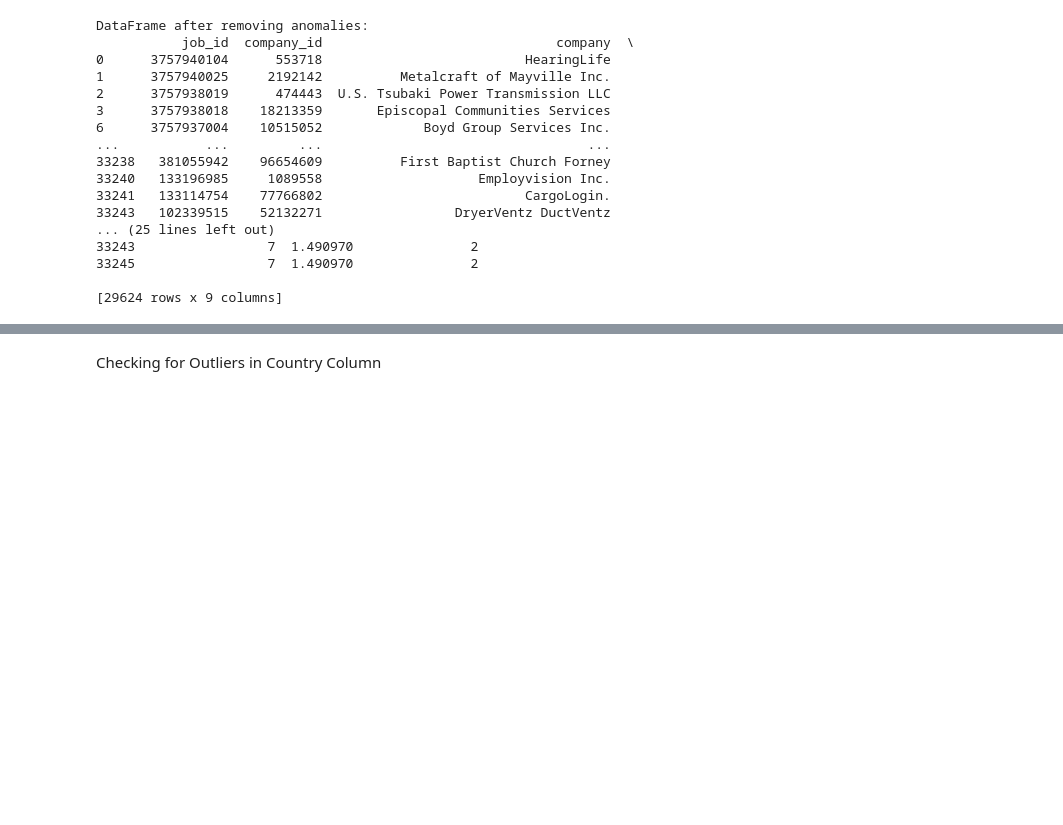
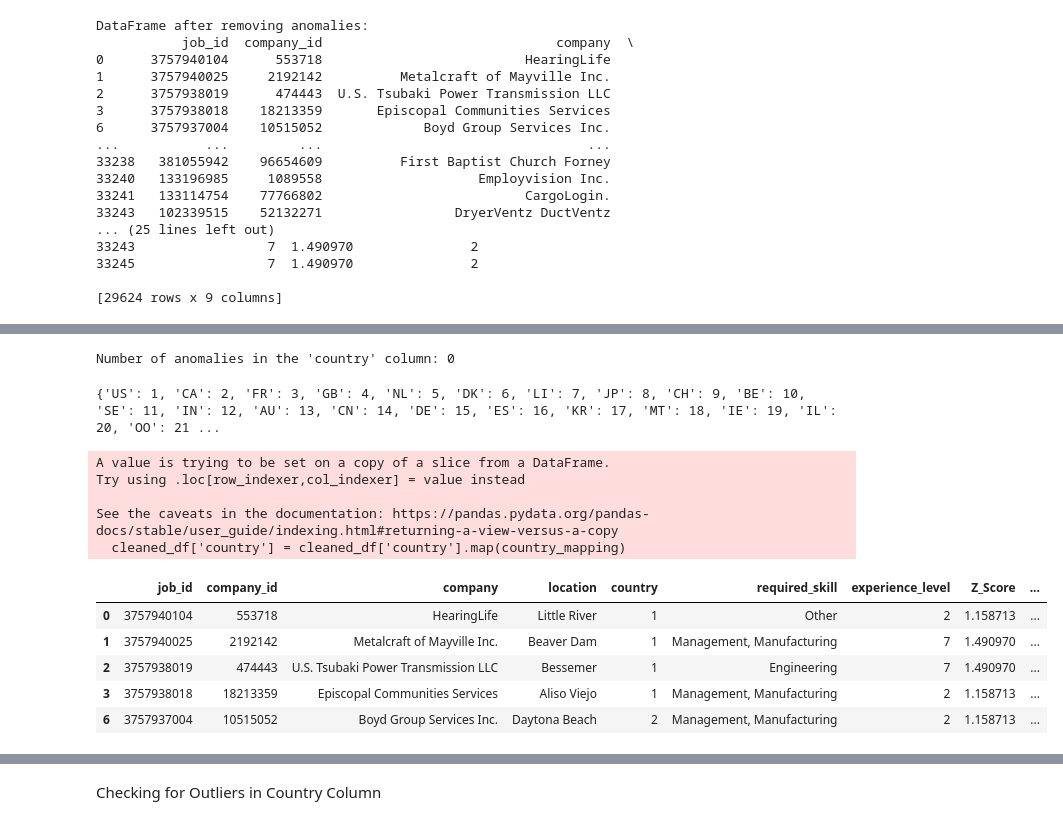
Before and after one commit to FlorianHalimi/LinkedIn-Job-Analysis-Data-Preprocessing-Visualization, a Jupyter notebook: data_preprocessing.ipynb, the cells around one changed output, grey strips where cells are left out. Drawn from its saved outputs; the diff is of its cells as text; code cells hidden in the pictures; blank space fills up the shorter version.

```diff
--- a/data_preprocessing.ipynb
+++ b/data_preprocessing.ipynb
@@ -571,14 +518,3 @@ DataFrame after removing anomalies:
 33245                 7  1.490970               2
 
 [29624 rows x 9 columns]
-# %%
-country_mapping = {
-    'US':1,'CA':2,'FR':3,'GB':4,'0':5, 'NL':6, 'DK':7, 'LI':8, 'JP':9, 'CH':10, 'BE':11,
-    'SE':12, 'IN':13, 'AU':14, 'CN':15, 'DE':16, 'ES':17, 'KR':18, 'MT':19, 'IE':20, 'IL':21, 'OO':22,
-    'IT':23, 'LU':24, 'EE':25, 'AT':26, 'BM':28, 'FI':29, 'ID':29, 'AE':30, 'AZ':31, 'IS':32, 'TW':33,
-    'MX':34, 'SG':35, 'NO':36, 'HK':37, 'NZ':38, 'RU':39, 'BR':40, 'KE':41, 'SA':42, 'TR':43, 'GE':45,
-    'HU':46, 'PR':47, 'UY':48, 'CO':49, 'CZ':50, 'AR':51, 'PH':52, 'MD':53
-
-}
-
-merged_data_cleaned['country'] = merged_data_cleaned['country'].map(country_mapping)
@@ -600,0 +521,39 @@ merged_data
+# %%
+count_anomalies = (cleaned_df['country'] == '0').sum()
+
+print("Number of anomalies in the 'country' column:", count_anomalies)
+# %% [output]
+Number of anomalies in the 'country' column: 0
+# %%
+def generate_country_mapping(countries):
+    country_mapping = {country: index + 1 for index, country in enumerate(countries)}
+    return country_mapping
+
+# Example input array
+input_countries = cleaned_df['country'].unique()
+
+# Generate the mapping using the function
+country_mapping = generate_country_mapping(input_countries)
+
+# Display the resulting mapping
+print(country_mapping)
+# %% [output]
+{'US': 1, 'CA': 2, 'FR': 3, 'GB': 4, 'NL': 5, 'DK': 6, 'LI': 7, 'JP': 8, 'CH': 9, 'BE': 10, 'SE': 11, 'IN': 12, 'AU': 13, 'CN': 14, 'DE': 15, 'ES': 16, 'KR': 17, 'MT': 18, 'IE': 19, 'IL': 20, 'OO': 21 ...
+# %%
+
+cleaned_df['country'] = cleaned_df['country'].map(country_mapping)
+# %% [output]
+A value is trying to be set on a copy of a slice from a DataFrame.
+Try using .loc[row_indexer,col_indexer] = value instead
+
+See the caveats in the documentation: https://pandas.pydata.org/pandas-docs/stable/user_guide/indexing.html#returning-a-view-versus-a-copy
+  cleaned_df['country'] = cleaned_df['country'].map(country_mapping)
+# %%
+cleaned_df.head()
+# %% [output]
+|  | job_id | company_id | company | location | country | required_skill | experience_level | Z_Score | ... |
+| 0 | 3757940104 | 553718 | HearingLife | Little River | 1 | Other | 2 | 1.158713 | ... |
+| 1 | 3757940025 | 2192142 | Metalcraft of Mayville Inc. | Beaver Dam | 1 | Management, Manufacturing | 7 | 1.490970 | ... |
+| 2 | 3757938019 | 474443 | U.S. Tsubaki Power Transmission LLC | Bessemer | 1 | Engineering | 7 | 1.490970 | ... |
+| 3 | 3757938018 | 18213359 | Episcopal Communities Services | Aliso Viejo | 1 | Management, Manufacturing | 2 | 1.158713 | ... |
+| 6 | 3757937004 | 10515052 | Boyd Group Services Inc. | Daytona Beach | 2 | Management, Manufacturing | 2 | 1.158713 | ... |
```
Also changed, not shown: parts of 12 cells of this notebook.
